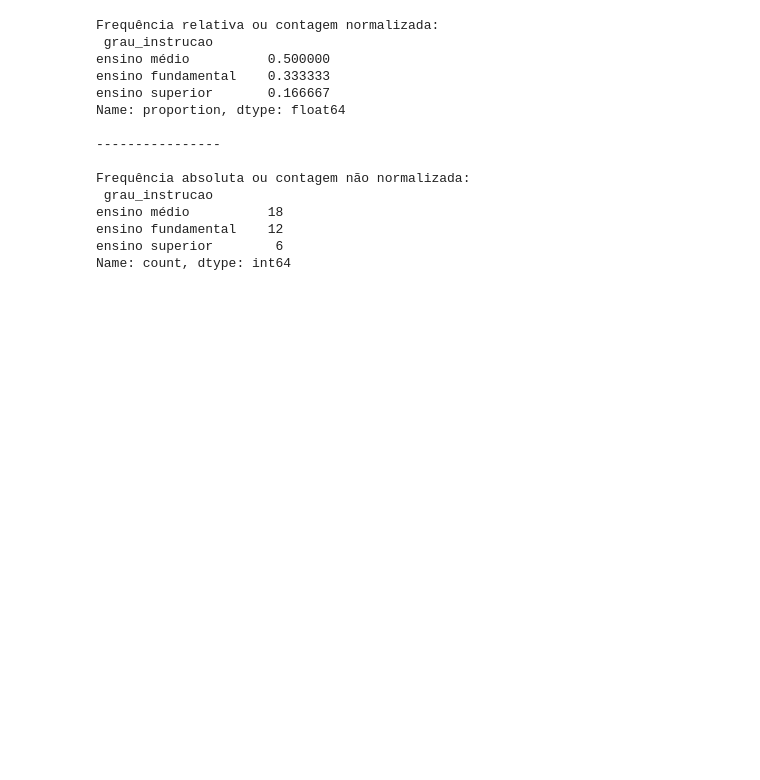
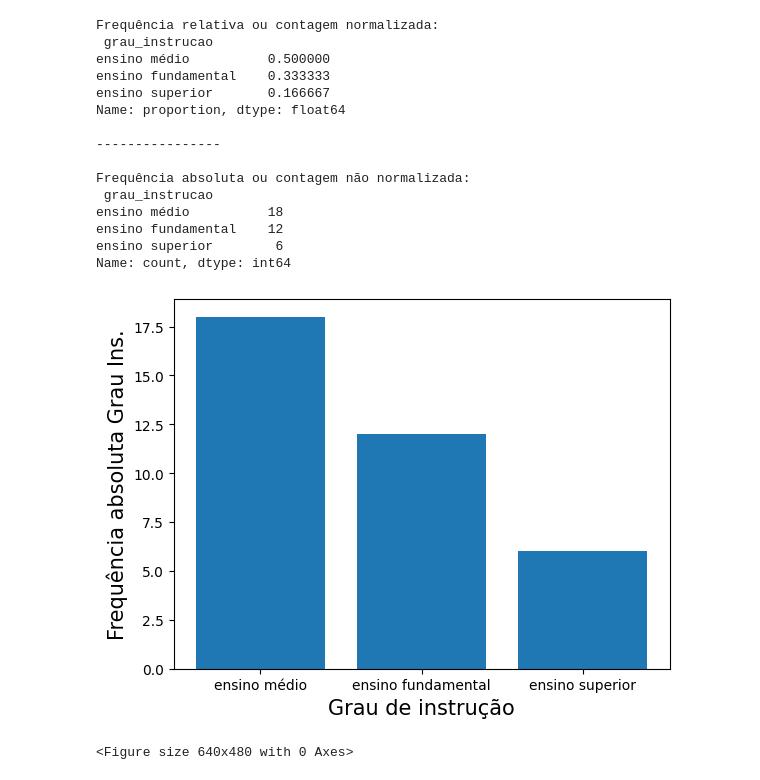
Before and after one commit to marciacastro03/Estat-stica-Descritiva_MBA-Ci-ncia-de-Dados, a Jupyter notebook: tab1_estatisticadescritiva.ipynb, the cells around one changed output. Saved outputs shown, nothing was run; the diff lists cells and outputs as text; code cells hidden in the pictures; blank space fills up the shorter version.

```diff
--- a/tab1_estatisticadescritiva.ipynb
+++ b/tab1_estatisticadescritiva.ipynb
@@ -77,3 +77,15 @@ ensino médio          18
 ensino fundamental    12
 ensino superior        6
 Name: count, dtype: int64
+# %%
+freq_absoluta_grau = df_tabela.grau_instrucao.value_counts()
+# %%
+plt.  ylabel("Frequência absoluta Grau Ins.", size=15)
+plt.xlabel("Grau de instrução", size=15)
+plt.bar(freq_absoluta_grau.index, freq_absoluta_grau.values)
+plt.show()
+plt.savefig("Grau_instrucao.png")
+#
+# %% [output]
+[figure, added]
+<Figure size 640x480 with 0 Axes>
```
Also changed, not shown: parts of 1 cell of this notebook.
